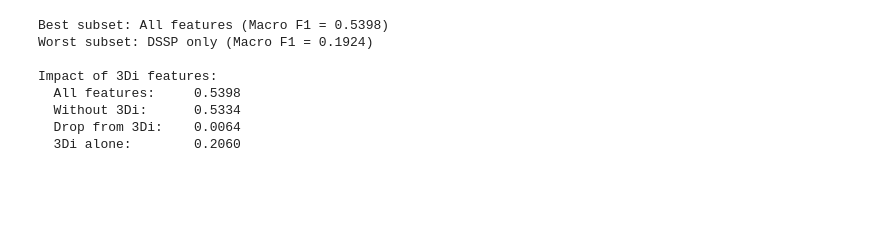
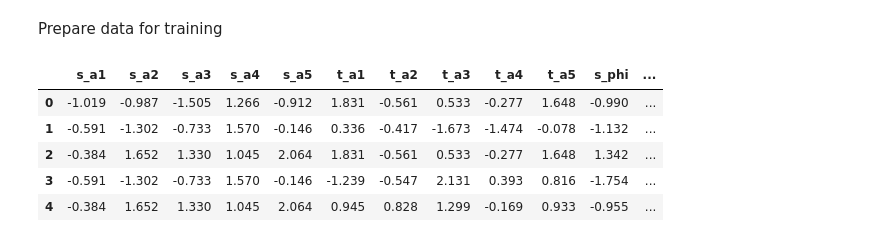
Before and after one commit to miriamzara/SB_Project, a Jupyter notebook: 5_feature_ablation.ipynb, the cells around one changed output. Cells and saved outputs as stored; diff of their text form; code cells hidden in the pictures; blank space fills up the shorter version.

```diff
--- a/5_feature_ablation.ipynb
+++ b/5_feature_ablation.ipynb
@@ -21,3 +27,6 @@ Mounted at /content/drive
+# %%
+train_df = pd.read_parquet('classification_ring/data/processed/train.parquet')
+val_df = pd.read_parquet('classification_ring/data/processed/val.parquet')
 # %%
 pair_cols = [
     "pdb_id",
@@ -63,13 +70,0 @@ Feature groups defined:
-# %%
-from sklearn.model_selection import train_test_split
-
-pdb_ids = df['pdb_id'].unique()
-
-train_pdbs, temp_pdbs = train_test_split(pdb_ids, test_size=0.30, random_state=42)
-val_pdbs, test_pdbs   = train_test_split(temp_pdbs, test_size=0.50, random_state=42)
-
-train_df = df[df['pdb_id'].isin(train_pdbs)].reset_index(drop=True)
-val_df   = df[df['pdb_id'].isin(val_pdbs)].reset_index(drop=True)
-
-print(f"Train: {len(train_df)} rows")
-print(f"Val:   {len(val_df)} rows")
@@ -260,26 +71,19 @@ plt.show()
-# %%
-
-best = summary.iloc[0]
-worst = summary.iloc[-1]
-
-print(f"\nBest subset: {best['Subset']} (Macro F1 = {best['Macro F1']})")
-print(f"Worst subset: {worst['Subset']} (Macro F1 = {worst['Macro F1']})")
-
-all_f1    = summary[summary['Subset'] == 'All features']['Macro F1'].values[0]
-no_3di_f1 = summary[summary['Subset'] == 'All except 3Di']['Macro F1'].values[0]
-only_3di  = summary[summary['Subset'] == '3Di only']['Macro F1'].values[0]
-
-print(f"\nImpact of 3Di features:")
-print(f"  All features:     {all_f1:.4f}")
-print(f"  Without 3Di:      {no_3di_f1:.4f}")
-print(f"  Drop from 3Di:    {all_f1 - no_3di_f1:.4f}")
-print(f"  3Di alone:        {only_3di:.4f}")
-# %% [output]
-Best subset: All features (Macro F1 = 0.5398)
-Worst subset: DSSP only (Macro F1 = 0.1924)
-
-Impact of 3Di features:
-  All features:     0.5398
-  Without 3Di:      0.5334
-  Drop from 3Di:    0.0064
-  3Di alone:        0.2060
+# %% [markdown]
+Prepare data for training
+# %%
+feature_cols = all_num + all_cat
+
+X_train = train_df[feature_cols].copy()
+Y_train = train_df[label_cols].copy()
+
+X_val   = val_df[feature_cols].copy()
+Y_val   = val_df[label_cols].copy()
+
+X_train.head()
+# %% [output]
+|  | s_a1 | s_a2 | s_a3 | s_a4 | s_a5 | t_a1 | t_a2 | t_a3 | t_a4 | t_a5 | s_phi | ... |
+| 0 | -1.019 | -0.987 | -1.505 | 1.266 | -0.912 | 1.831 | -0.561 | 0.533 | -0.277 | 1.648 | -0.990 | ... |
+| 1 | -0.591 | -1.302 | -0.733 | 1.570 | -0.146 | 0.336 | -0.417 | -1.673 | -1.474 | -0.078 | -1.132 | ... |
+| 2 | -0.384 | 1.652 | 1.330 | 1.045 | 2.064 | 1.831 | -0.561 | 0.533 | -0.277 | 1.648 | 1.342 | ... |
+| 3 | -0.591 | -1.302 | -0.733 | 1.570 | -0.146 | -1.239 | -0.547 | 2.131 | 0.393 | 0.816 | -1.754 | ... |
+| 4 | -0.384 | 1.652 | 1.330 | 1.045 | 2.064 | 0.945 | 0.828 | 1.299 | -0.169 | 0.933 | -0.955 | ... |
```
Also changed, not shown: parts of 21 cells of this notebook, 6 other files.
